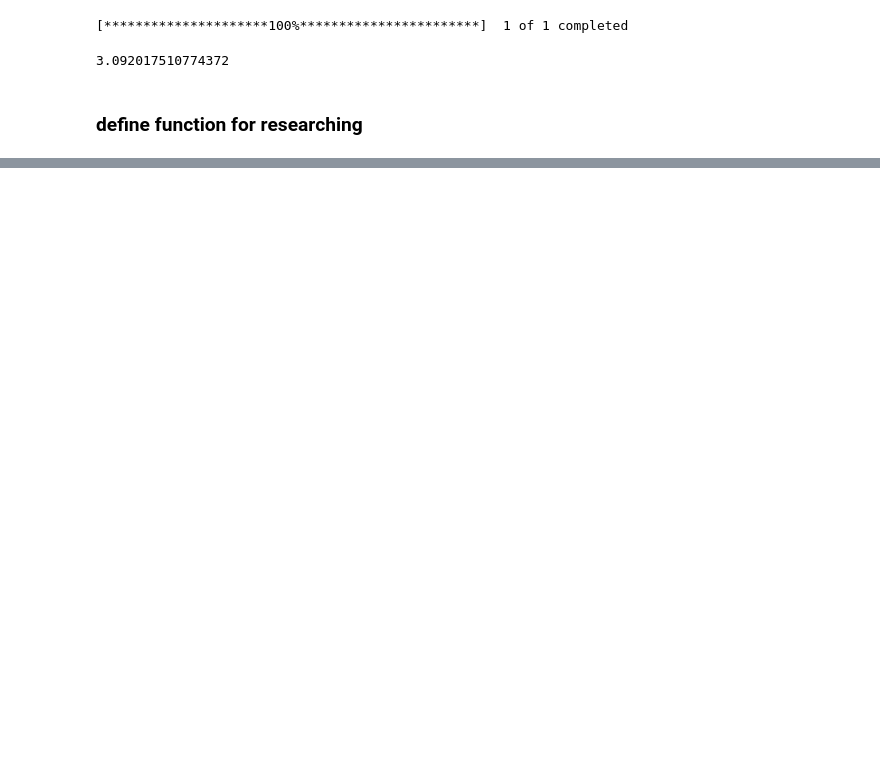
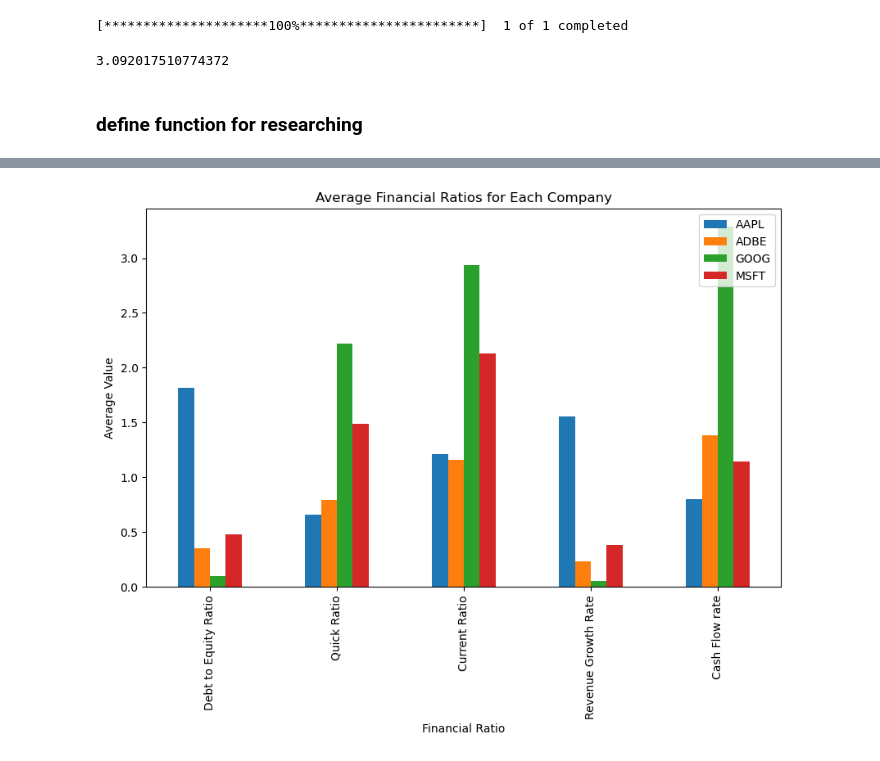
Before and after one commit to incredible-maker/AI_predict_Stock, a Jupyter notebook: linear_function.ipynb, the cells around one changed output, grey strips where cells are left out. Cells and saved outputs as stored; diff of their text form; code cells hidden in the pictures; blank space fills up the shorter version.

```diff
--- a/linear_function.ipynb
+++ b/linear_function.ipynb
@@ -352,0 +343,22 @@ df4
+# %%
+import pandas as pd
+import matplotlib.pyplot as plt
+
+# Read the financial ratios data from the CSV file
+df1 = pd.read_csv("/home/jacky/AIfinance/AI_predict_Stock/data/financial_ratios.csv")
+
+# Calculate the average financial ratios for each company
+average_ratios = df1.groupby('Company').mean()
+
+# Transpose the DataFrame to have ratios as columns and companies as rows
+average_ratios_transposed = average_ratios.T
+
+# Plot the average financial ratios for each company
+average_ratios_transposed.plot(kind='bar', figsize=(10, 6))
+plt.xlabel('Financial Ratio')
+plt.ylabel('Average Value')
+plt.title('Average Financial Ratios for Each Company')
+plt.legend(loc='upper right')
+plt.show()
+# %% [output]
+[figure, added]
```
Also changed, not shown: parts of 20 cells of this notebook.
